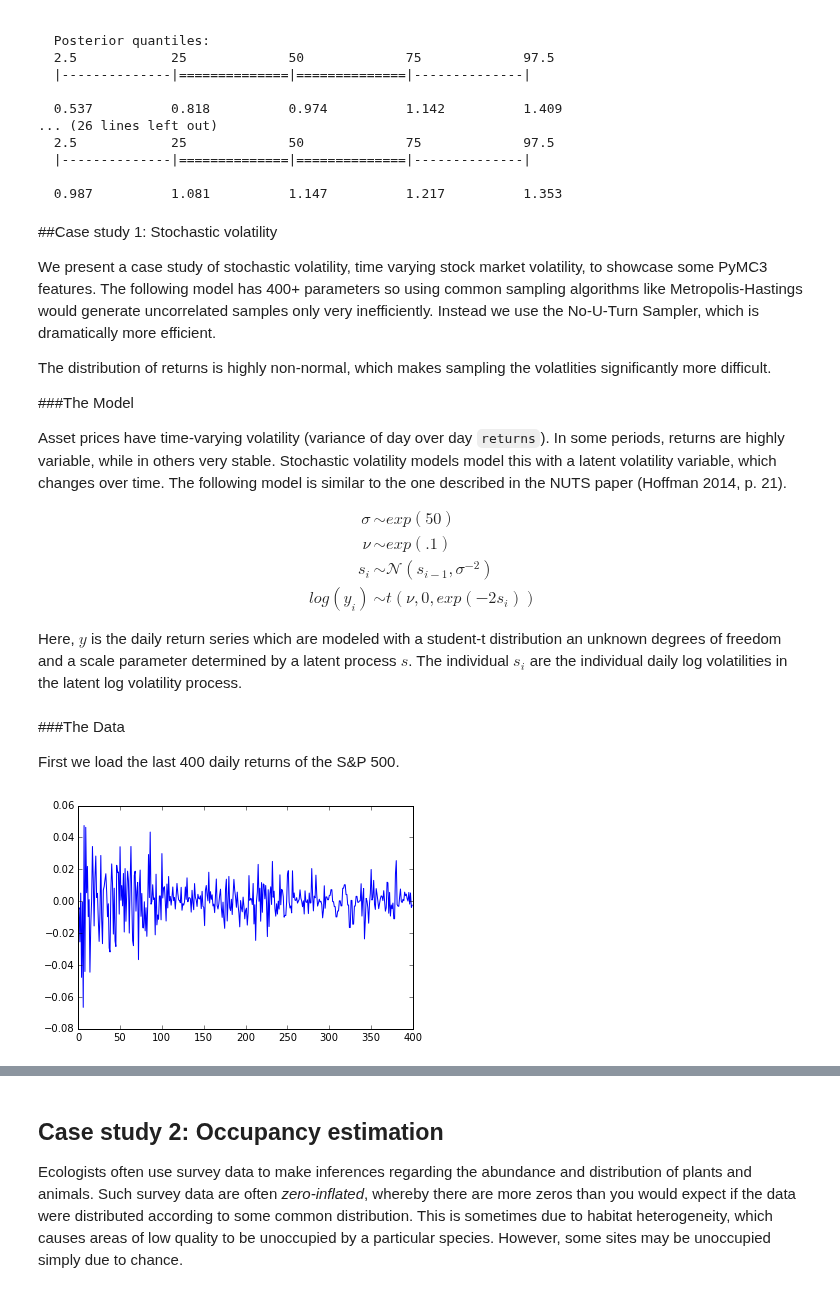
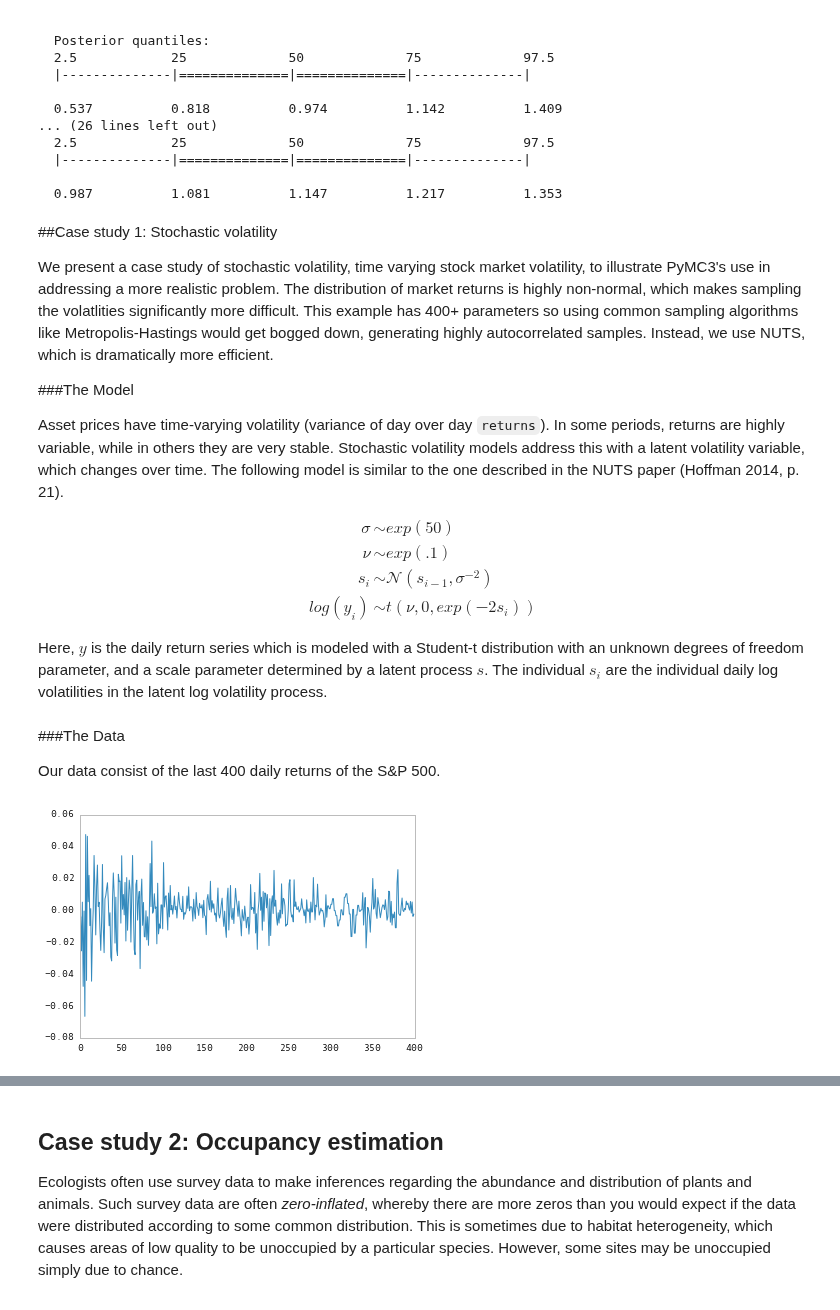
Before and after one commit to pymc-devs/uq_chapter, a Jupyter notebook: reference/UQ Handbook Chapter.ipynb, the cells around one changed output, grey strips where cells are left out. Cells and saved outputs as stored; diff of their text form; code cells hidden in the pictures.

Commit message:
Edits to case study 1

```diff
--- a/reference/UQ Handbook Chapter.ipynb
+++ b/reference/UQ Handbook Chapter.ipynb
@@ -281,13 +281,11 @@ alpha:
 # %% [markdown]
 ##Case study 1: Stochastic volatility
 
-We present a case study of stochastic volatility, time varying stock market volatility, to showcase some PyMC3 features. The following model has 400+ parameters so using common sampling algorithms like Metropolis-Hastings would generate uncorrelated samples only very inefficiently. Instead we use the No-U-Turn Sampler, which is dramatically more efficient.
-
-The distribution of returns is highly non-normal, which makes sampling the volatlities significantly more difficult.
+We present a case study of stochastic volatility, time varying stock market volatility, to illustrate PyMC3's use in addressing a more realistic problem. The distribution of market returns is highly non-normal, which makes sampling the volatlities significantly more difficult. This example has 400+ parameters so using common sampling algorithms like Metropolis-Hastings would get bogged down, generating highly autocorrelated samples. Instead, we use NUTS, which is dramatically more efficient.
 
 ###The Model
 
-Asset prices have time-varying volatility (variance of day over day `returns`). In some periods, returns are highly variable, while in others very stable. Stochastic volatility models model this with a latent volatility variable, which changes over time. The following model is similar to the one described in the NUTS paper (Hoffman 2014, p. 21).
+Asset prices have time-varying volatility (variance of day over day `returns`). In some periods, returns are highly variable, while in others they are very stable. Stochastic volatility models address this with a latent volatility variable, which changes over time. The following model is similar to the one described in the NUTS paper (Hoffman 2014, p. 21).
 
 $$\begin{aligned}
   \sigma &\sim exp(50) \\
@@ -296,16 +294,16 @@ $$\begin{aligned}
   log(y_i) &\sim t(\nu, 0, exp(-2 s_i))
 \end{aligned}$$
 
-Here, $y$ is the daily return series which are modeled with a student-t distribution an unknown degrees of freedom and a scale parameter determined by a latent process $s$. The individual $s_i$ are the individual daily log volatilities in the latent log volatility process.
+Here, $y$ is the daily return series which is modeled with a Student-t distribution with an unknown degrees of freedom parameter, and a scale parameter determined by a latent process $s$. The individual $s_i$ are the individual daily log volatilities in the latent log volatility process.
 # %% [markdown]
 ###The Data
 
-First we load the last 400 daily returns of the S&P 500.
+Our data consist of the last 400 daily returns of the S&P 500.
 # %%
 n = 400
 returns = np.genfromtxt("data/SP500.csv")[-n:]
-pylab.plot(returns);
+pl.plot(returns);
 # %% [output]
-[figure, old version]
+[figure, new version]
 # %% [markdown]
 ###Model Specification
```
Also changed, not shown: parts of 12 cells of this notebook.
